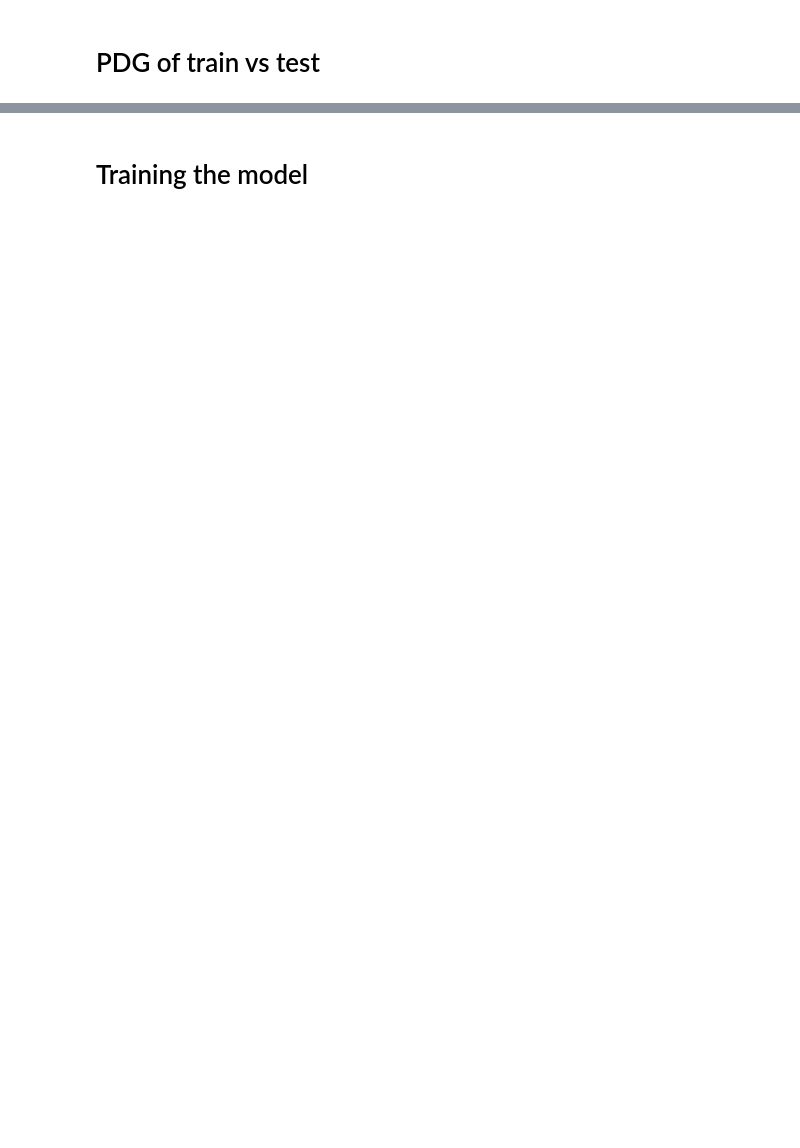
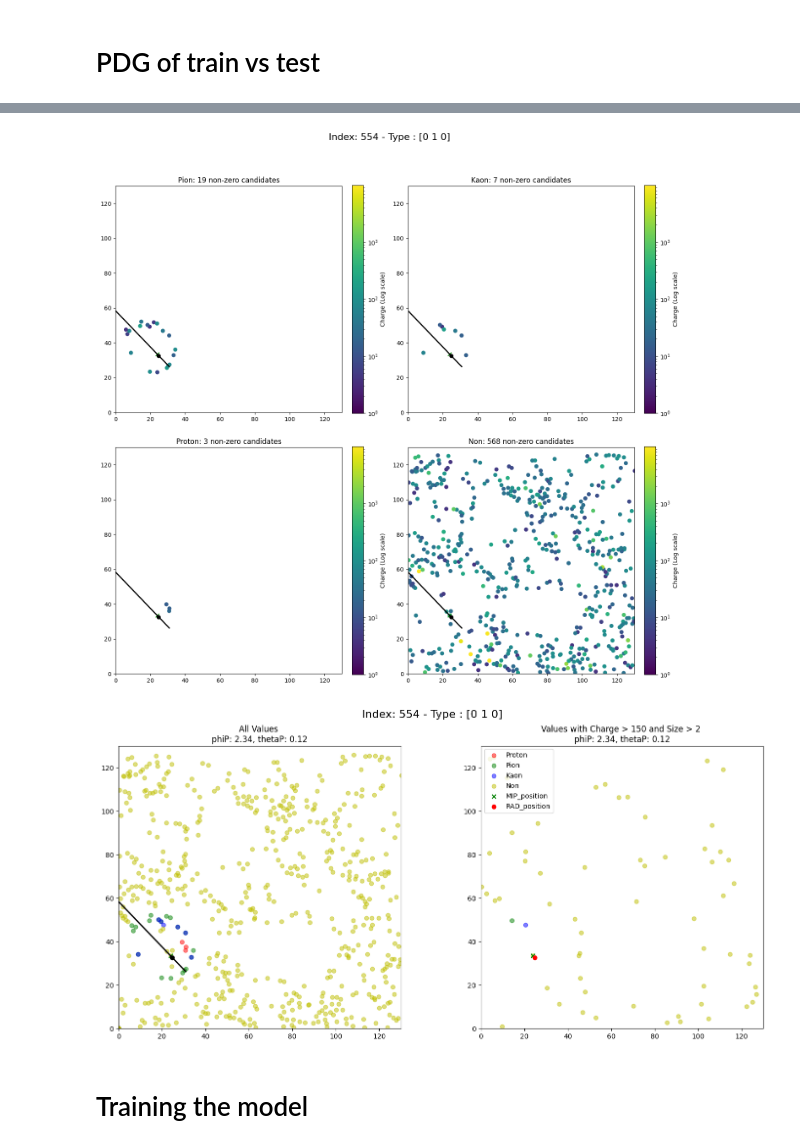
Before and after one commit to eflatlan/CNN_PID, a Jupyter notebook: Segmentation_HMPID.ipynb, the cells around one changed output, grey strips where cells are left out. Cells and saved outputs as stored; diff of their text form; code cells hidden in the pictures; blank space fills up the shorter version.

```diff
--- a/Segmentation_HMPID.ipynb
+++ b/Segmentation_HMPID.ipynb
@@ -2396,33 +2398,36 @@ plt.show()
 # %%
 #plot_combined_types(1, X_train_pion_candidates, X_train_kaon_candidates, X_train_proton_candidates, X_train_non_candidates)
 # plot_individual_types(5, X_train_pion_candidates, X_train_kaon_candidates, X_train_proton_candidates, X_train_non_candidates)
 
 X_train_index_particle = X_train["X_train_index_particle"]
 X_test_index_particle = X_test["X_test_index_particle"]
 
-index = 1
+index = 2
 X_train_mCluCharge = X_train["X_train_mCluCharge"]
 X_train_mCluSize = X_train["X_train_mCluSize"]
 X_test_mCluCharge = X_test["X_test_mCluCharge"]
 X_test_mCluSize = X_test["X_test_mCluSize"]
 
 #print(f"X_test_mCluCharge shape {X_test_mCluCharge[1]}")
 
 #print(f"X_test_rad_position  {X_test_rad_position[0,:,:]}")
 
 #print(f"X_test_mip_position  {X_test_mip_position[0,:,:]}")
 
 #def plot_individual_types(idx, x_pion, x_kaon, x_proton, x_non, MIP_charge, MIP_position, RAD_position, y_train, log_scale):
 
 
-plot_individual_types(idx = index, x_pion = X_test_pion_candidates, x_kaon = X_test_kaon_candidates, x_proton = X_test_proton_candidates, x_non =  X_test_non_candidates, MIP_charge = X_test_mCluCharge, MIP_position =  X_test_mip_position, RAD_position = X_test_rad_position, y_train = y_test, log_scale = True, X_index = X_test_index_particle)
+plot_individual_types(idx=index, x_pion=X_test_pion_candidates, x_kaon=X_test_kaon_candidates, x_proton=X_test_proton_candidates, x_non=X_test_non_candidates, MIP_charge=X_test_mCluCharge, MIP_position=X_test_mip_position, RAD_position=X_test_rad_position, phi=X_test_phi, y_train=y_test, log_scale=True, X_index=X_test_index_particle)
 
 
 #def plot_combined_types(i, x_pion, x_kaon, x_proton, x_non, MIP_position, RAD_position, phiP, thetaP, y_train):
 plot_combined_types(index, X_test_pion_candidates, X_test_kaon_candidates, X_test_proton_candidates, X_test_non_candidates,X_test_mip_position, X_test_rad_position, X_test_phi, X_test_theta, y_train = y_test, X_index = X_test_index_particle)
 
 
 #plot_combined_types3(index, X_test_pion_candidates, X_test_kaon_candidates, X_test_proton_candidates, X_test_non_candidates,X_test_mip_position, X_test_rad_position, X_test_phi, X_test_theta, y_test)
+# %% [output]
+[figure, added]
+[figure, added]
 # %% [markdown]
 # Training the model
 # %%
```
Also changed, not shown: parts of 13 cells of this notebook.
